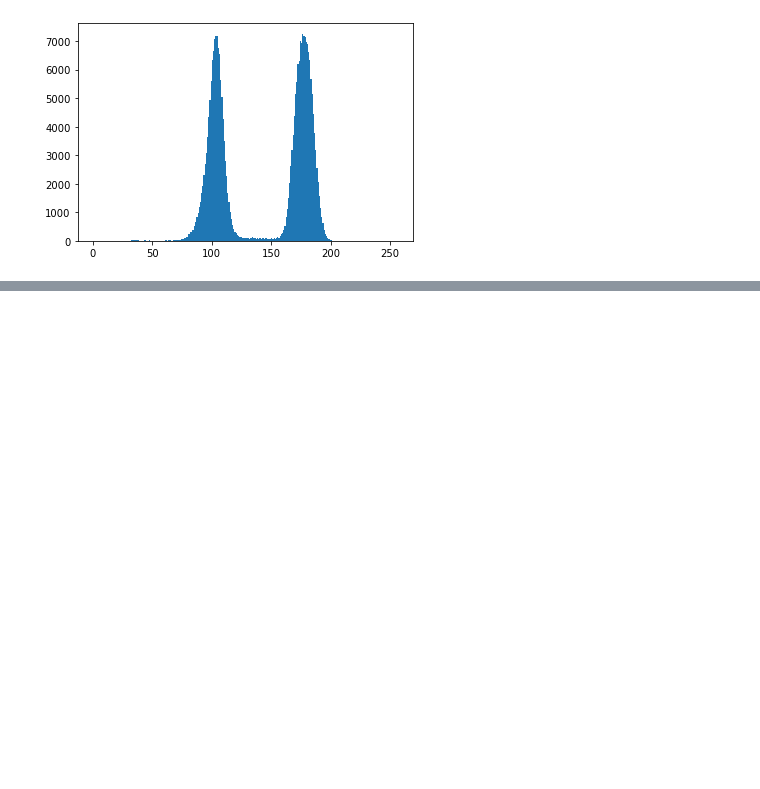
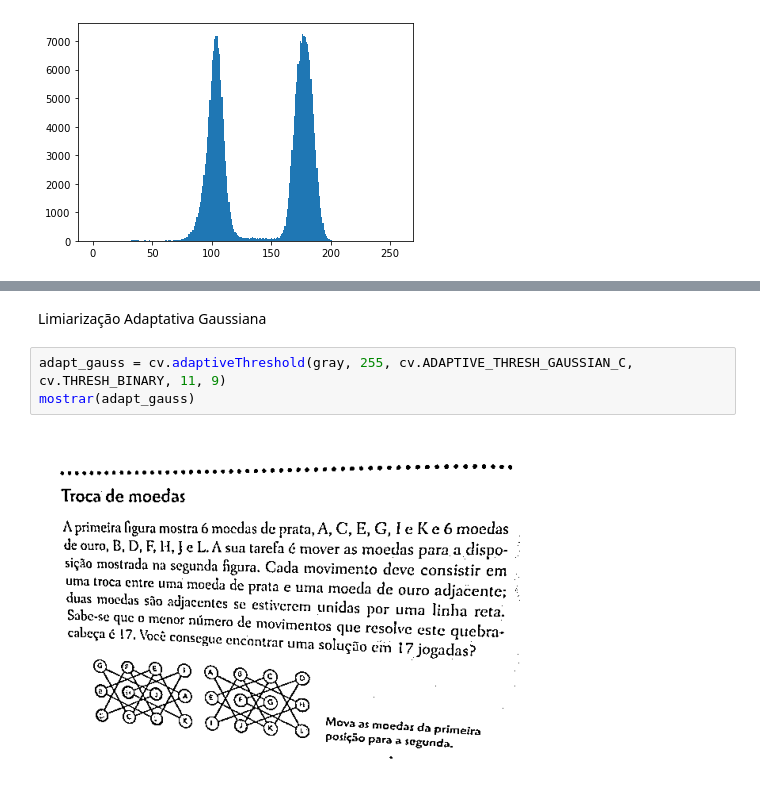
Before and after one commit to Thgm01/IA_Expert, a Jupyter notebook: Segmentação/Introdução/limiarizacao.ipynb, the cells around one changed output, grey strips where cells are left out. Saved outputs shown, nothing was run; the diff lists cells and outputs as text; blank space fills up the shorter version.

```diff
--- a/Segmentação/Introdução/limiarizacao.ipynb
+++ b/Segmentação/Introdução/limiarizacao.ipynb
@@ -174,0 +197,7 @@ plt.hist(desfoque.ravel(), 256, [0,256]);
+# %% [markdown]
+Limiarização Adaptativa Gaussiana
+# %%
+adapt_gauss = cv.adaptiveThreshold(gray, 255, cv.ADAPTIVE_THRESH_GAUSSIAN_C, cv.THRESH_BINARY, 11, 9)
+mostrar(adapt_gauss)
+# %% [output]
+[figure, added]
```
Also changed, not shown: parts of 9 cells of this notebook.
